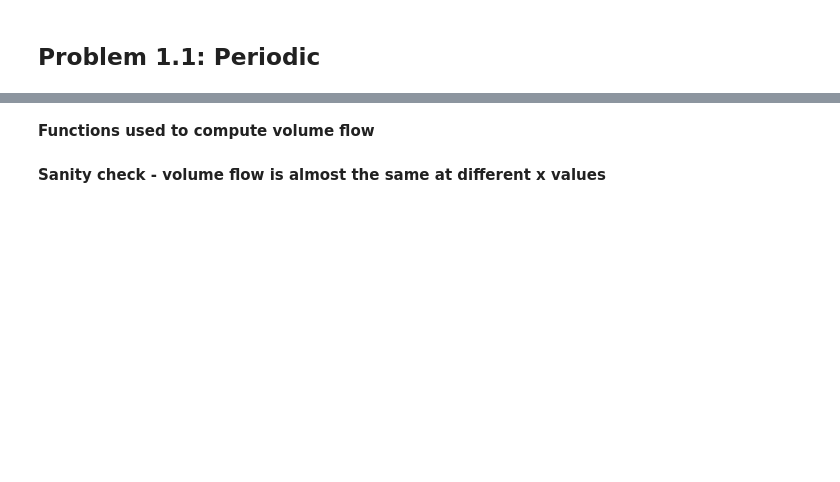
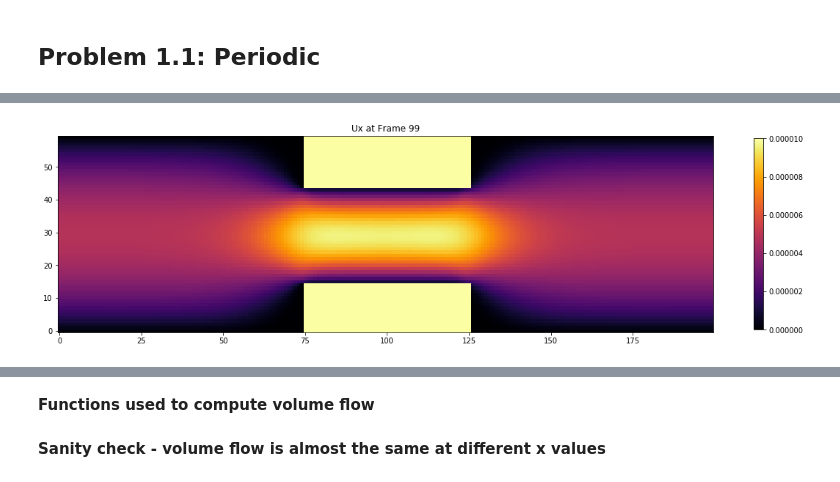
Before and after one commit to iacs-ac290r-2019/homework, a Jupyter notebook: hw2/lbm_7/viz.ipynb, the cells around one changed output, grey strips where cells are left out. Cells and saved outputs as stored; diff of their text form; code cells hidden in the pictures; blank space fills up the shorter version.

```diff
--- a/hw2/lbm_7/viz.ipynb
+++ b/hw2/lbm_7/viz.ipynb
@@ -116,0 +89,16 @@ plt.show()
+# %%
+# This is for visualizing one frame
+# First number represent frame number
+# Change 0: density, 1: ux, 2: uy, 3: speed, 4: pressure
+fr = 99
+ux=load_file(outdir_pbc, fr)[1]
+ux=channel(ux)
+fig, ax = plt.subplots(figsize=(20,8))
+plt.imshow(ux,cmap=cm.inferno,vmin=0,vmax=0.00001)
+fig.gca().invert_yaxis()
+plt.colorbar(shrink=0.6)
+plt.title("Ux at Frame %i" % fr)
+fig.savefig('../figs/lbm_pbc_ux.png', bbox_inches='tight')
+plt.show()
+# %% [output]
+[figure, added]
```
Also changed, not shown: parts of 16 cells of this notebook.
